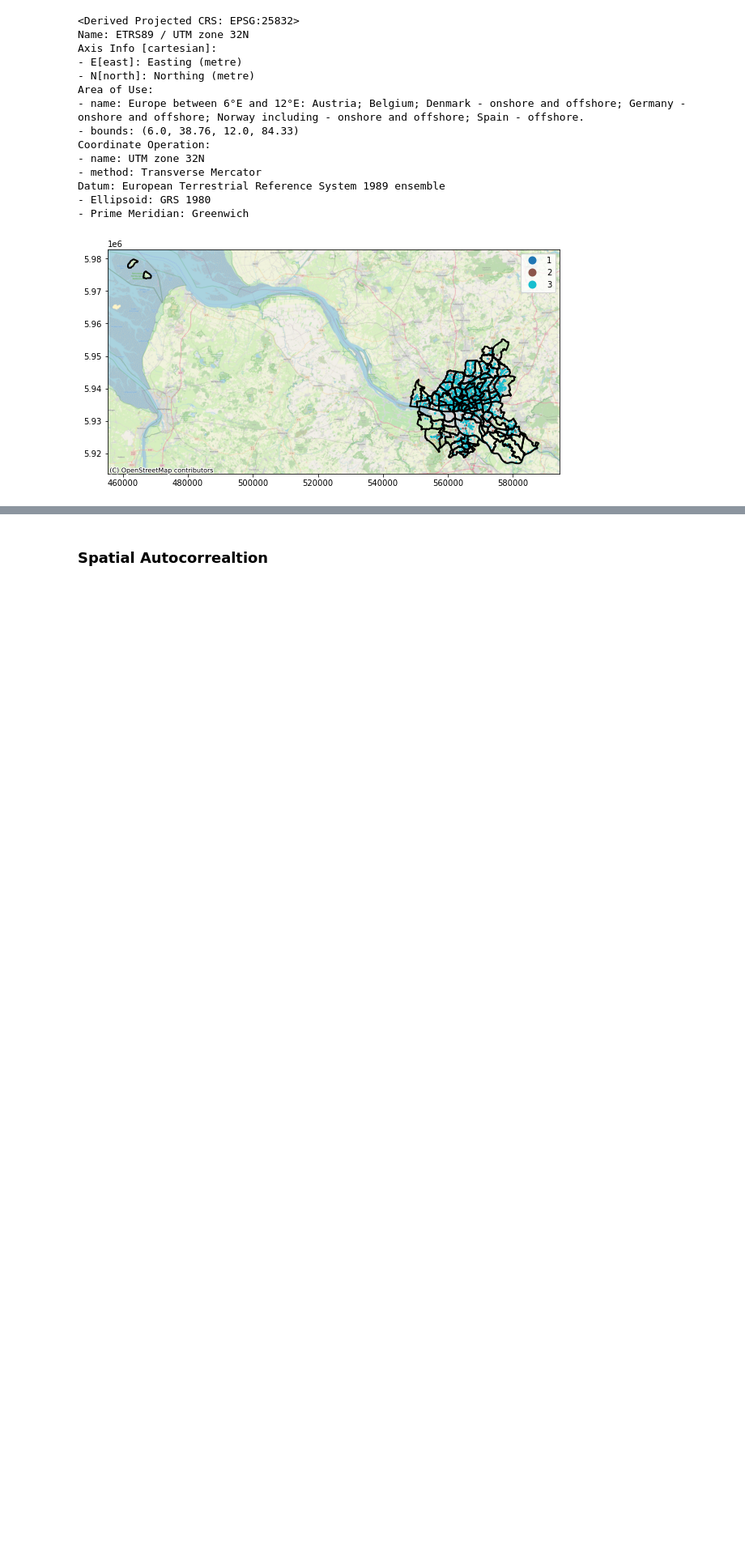
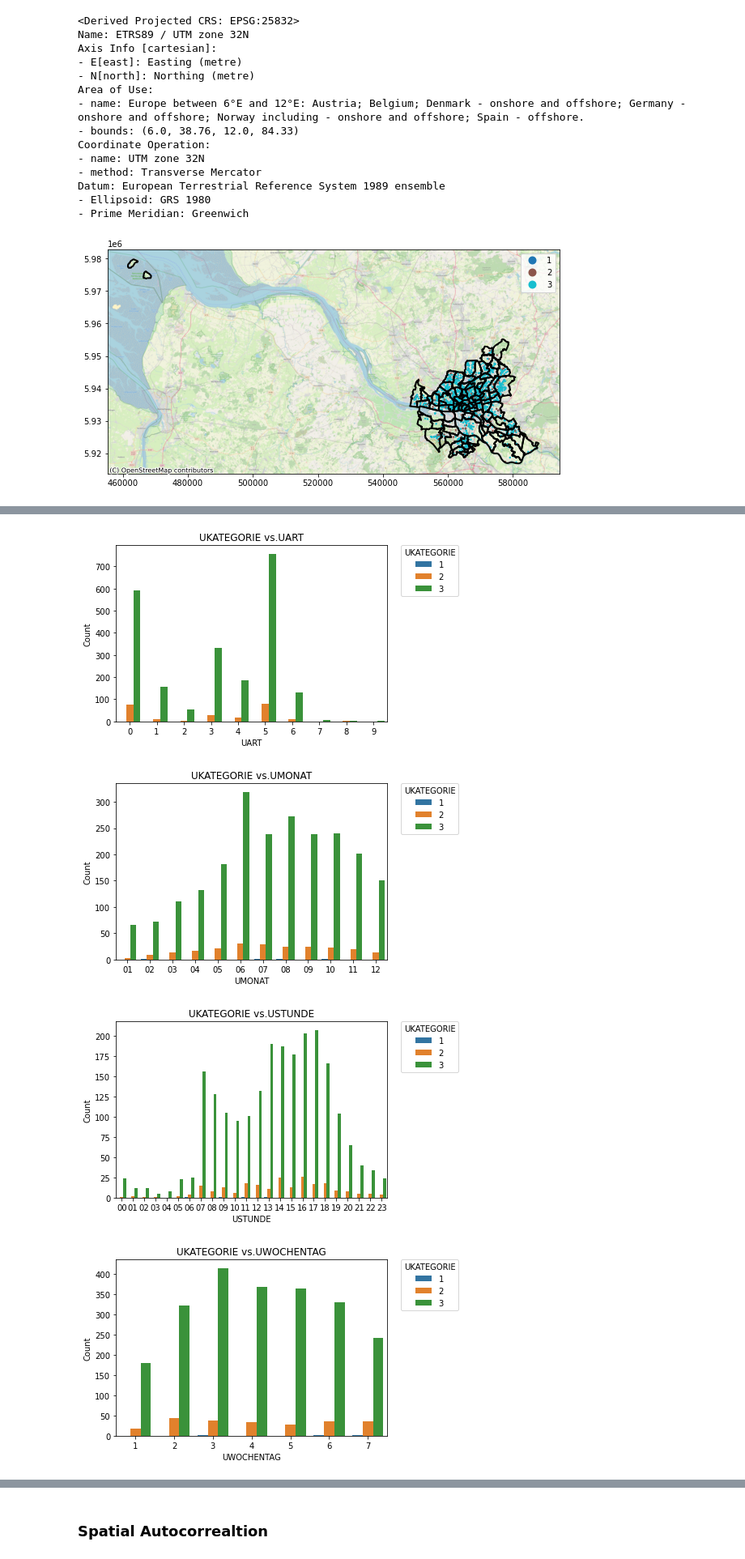
Before and after one commit to juthoma22/gds, a Jupyter notebook: data_collection.ipynb, the cells around one changed output, grey strips where cells are left out. Shown at 81% size. Saved outputs shown, nothing was run; the diff lists cells and outputs as text; code cells hidden in the pictures; blank space fills up the shorter version.

```diff
--- a/data_collection.ipynb
+++ b/data_collection.ipynb
@@ -112,0 +175,30 @@ ctx.add_basemap(ax, source=ctx.providers.OpenStreetMap.Mapnik, crs=df_bike_hh.cr
+# %%
+# plot categorical variables vs other categorical variables
+# columns to use
+cols = ["UKATEGORIE", "UART", "UMONAT", "USTUNDE", "UWOCHENTAG", "UTYP1", "ULICHTVERH", "IstPKW", "IstKrad", "IstGkfz", "IstSonstig"]
+
+for col1 in cols:
+    # continue from col1 + 1
+    for col2 in cols[cols.index(col1) + 1:]:
+        # plot categorical variables vs other categorical variables
+        x = df_bike_hh[col1]
+        y = df_bike_hh[col2]
+        x = x.sort_values()
+        y = y.sort_values()
+        # Create a bar chart
+        # use shorter as hue
+        shorter = x if len(x.unique()) < len(y.unique()) else y
+        longer = y if len(x.unique()) < len(y.unique()) else x
+        sns.countplot(x=longer, hue=shorter, data=df_bike_hh)
+        # place legend outside of plot showing title of hue
+
+        plt.legend(bbox_to_anchor=(1.05, 1), loc=2, borderaxespad=0, title=shorter.name)
+        plt.xlabel(longer.name)
+        plt.ylabel('Count')
+        plt.title(col1 + ' vs.' + col2)
+        plt.show()
+# %% [output]
+[figure, added]
+[figure, added]
+[figure, added]
+[figure, added]
```
Also changed, not shown: parts of 15 cells of this notebook.
